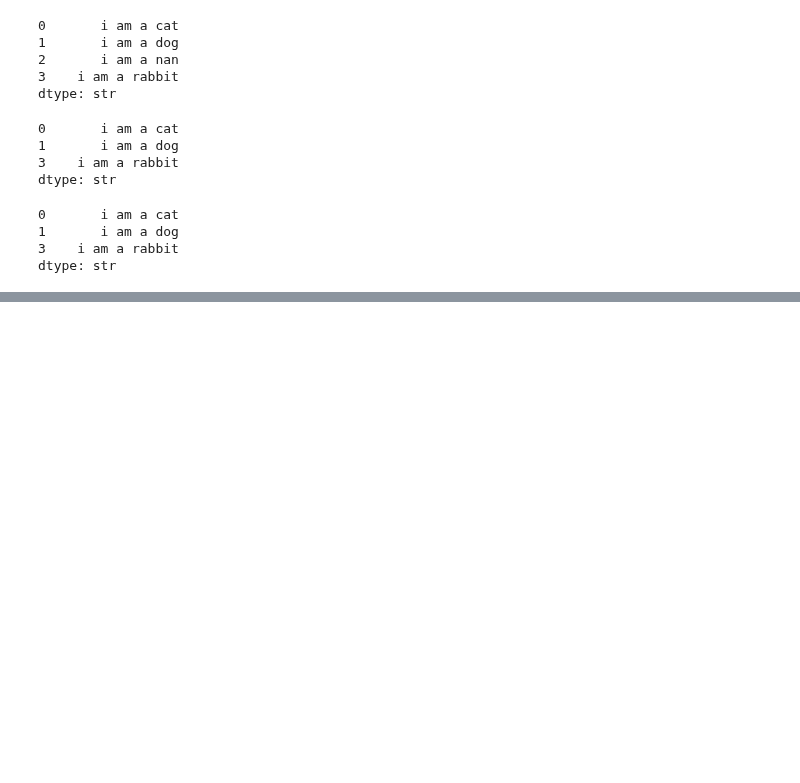
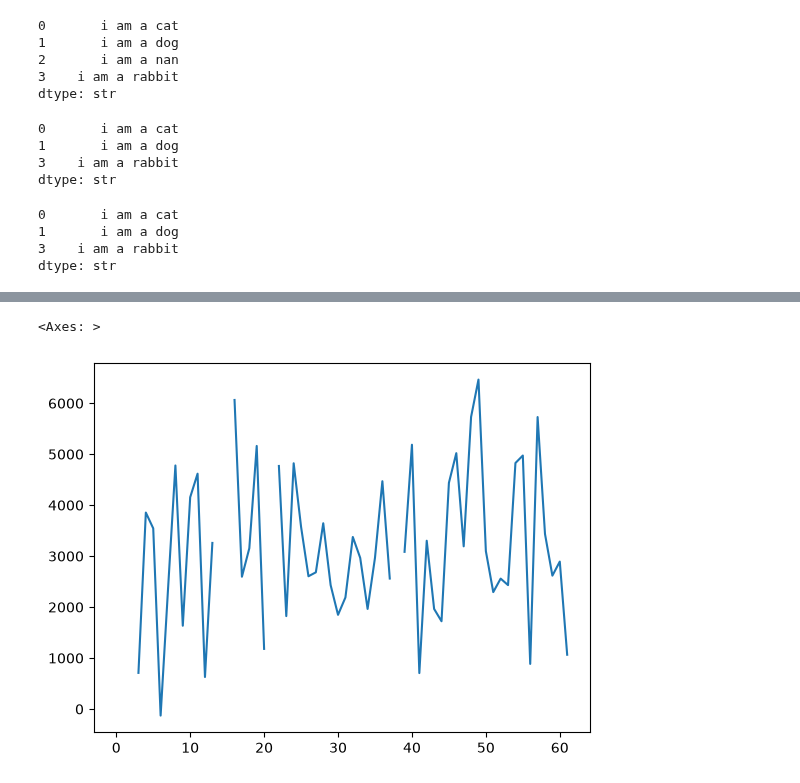
Before and after one commit to MuhammadNoman3405/Machine-Learning-Practice, a Jupyter notebook: Data Analysis With Python/Pandas/Pandas.ipynb, the cells around one changed output, grey strips where cells are left out. Cells and saved outputs as stored; diff of their text form; code cells hidden in the pictures; blank space fills up the shorter version.

Commit message:
series complete

```diff
--- a/Data Analysis With Python/Pandas/Pandas.ipynb
+++ b/Data Analysis With Python/Pandas/Pandas.ipynb
@@ -965,0 +1118,5 @@ dtype: str
+# %%
+series.plot()
+# %% [output]
+<Axes: >
+[figure, added]
```
Also changed, not shown: parts of 32 cells of this notebook.
